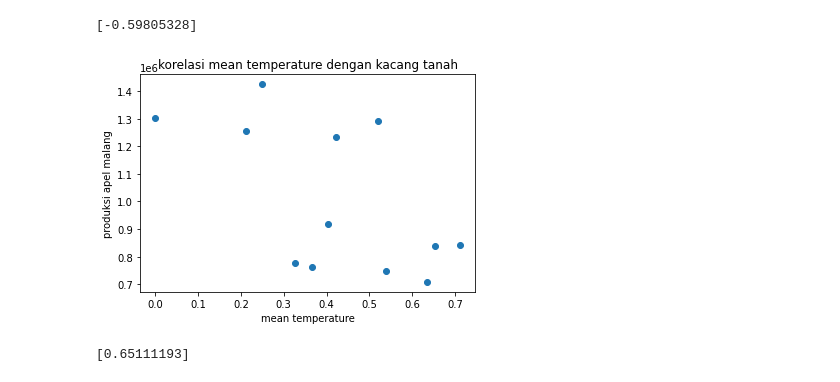
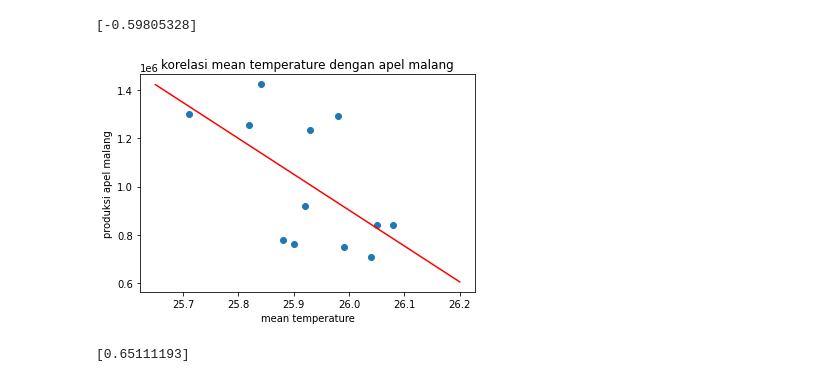
Before and after one commit to rizkydarmadi/data-pertanian, a Jupyter notebook: final.ipynb, the cells around one changed output. Drawn from its saved outputs; the diff is of its cells as text; code cells hidden in the pictures.

```diff
--- a/final.ipynb
+++ b/final.ipynb
@@ -50,25 +49,31 @@ array([154050.27530557,  45311.32350918])
 # %%
-scaler = preprocessing.MinMaxScaler()
-x_scaled = scaler.fit_transform(df1)
-x = x_scaled.flatten()
-x
-
 df4 = pd.DataFrame({
-    'x':x[3:15],
+    'x':df1['value'][3:15],
     'y':[763370,919012,1235569,1255450,1425116,1303299,1291352,842799,777336,748076,838915,708438]
 })
+
+
+
 x = df4['x'].values.reshape(-1,1)
 y = df4['y'].values.reshape(-1,1)
 
+model_2 = LinearRegression()
+model_2.fit(x,df4['y'])
+
+x_vis = np.array([25.65,26.2]).reshape(-1,1)
+y_vis = model_2.predict(x_vis)
+
+
 print(feature_selection.r_regression(x,y))
 plt.scatter(df4['x'],df4['y'])
+plt.plot(x_vis,y_vis,'-r')
 plt.xlabel('mean temperature')
 plt.ylabel('produksi apel malang')
-plt.title('korelasi mean temperature dengan kacang tanah')
+plt.title('korelasi mean temperature dengan apel malang')
 plt.show()
 # %% [output]
 [-0.59805328]
-[figure, old version]
+[figure, new version]
 # %%
 scaler = preprocessing.MinMaxScaler()
 x_scaled = scaler.fit_transform(df1)
```
Also changed, not shown: parts of 2 cells of this notebook, 3 other files.
